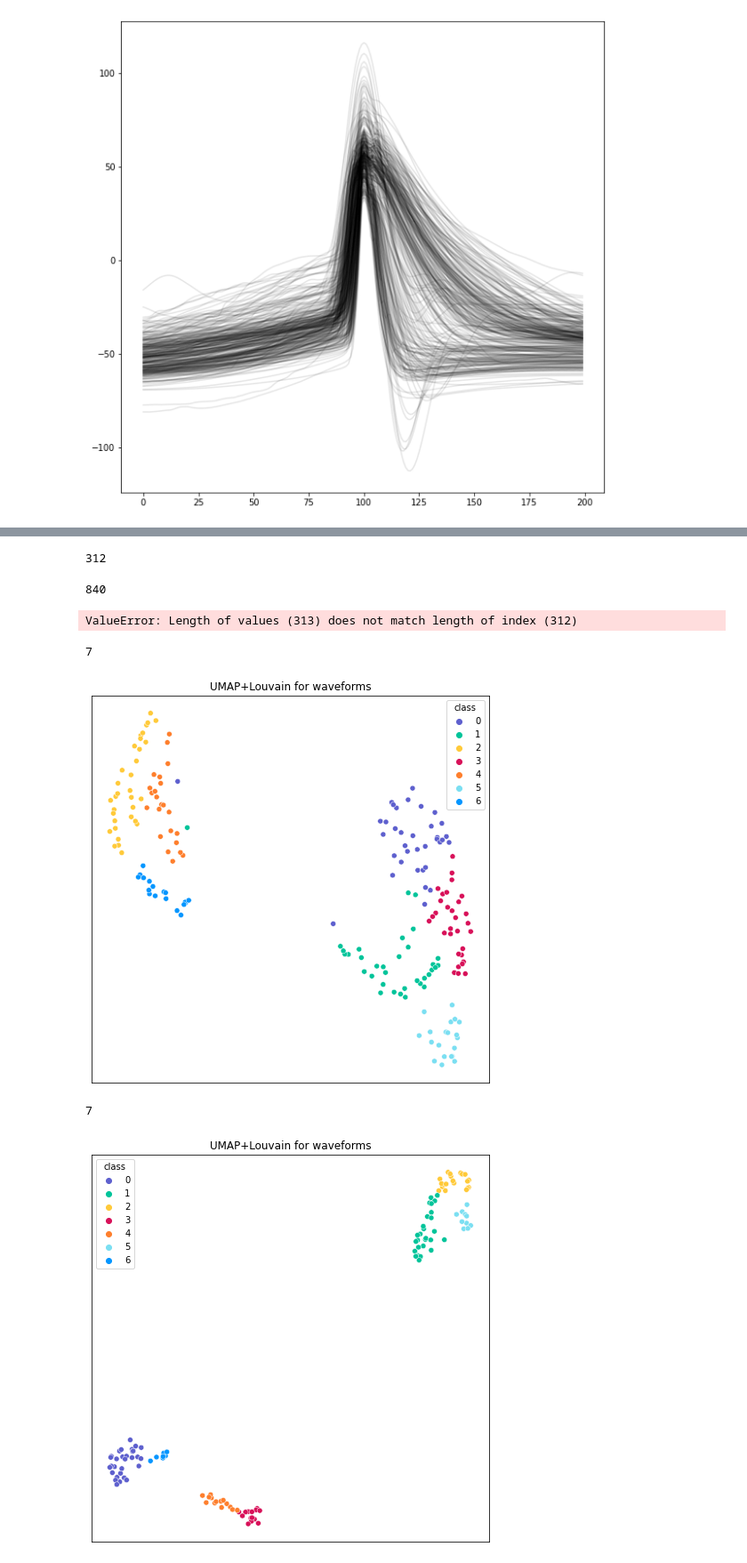
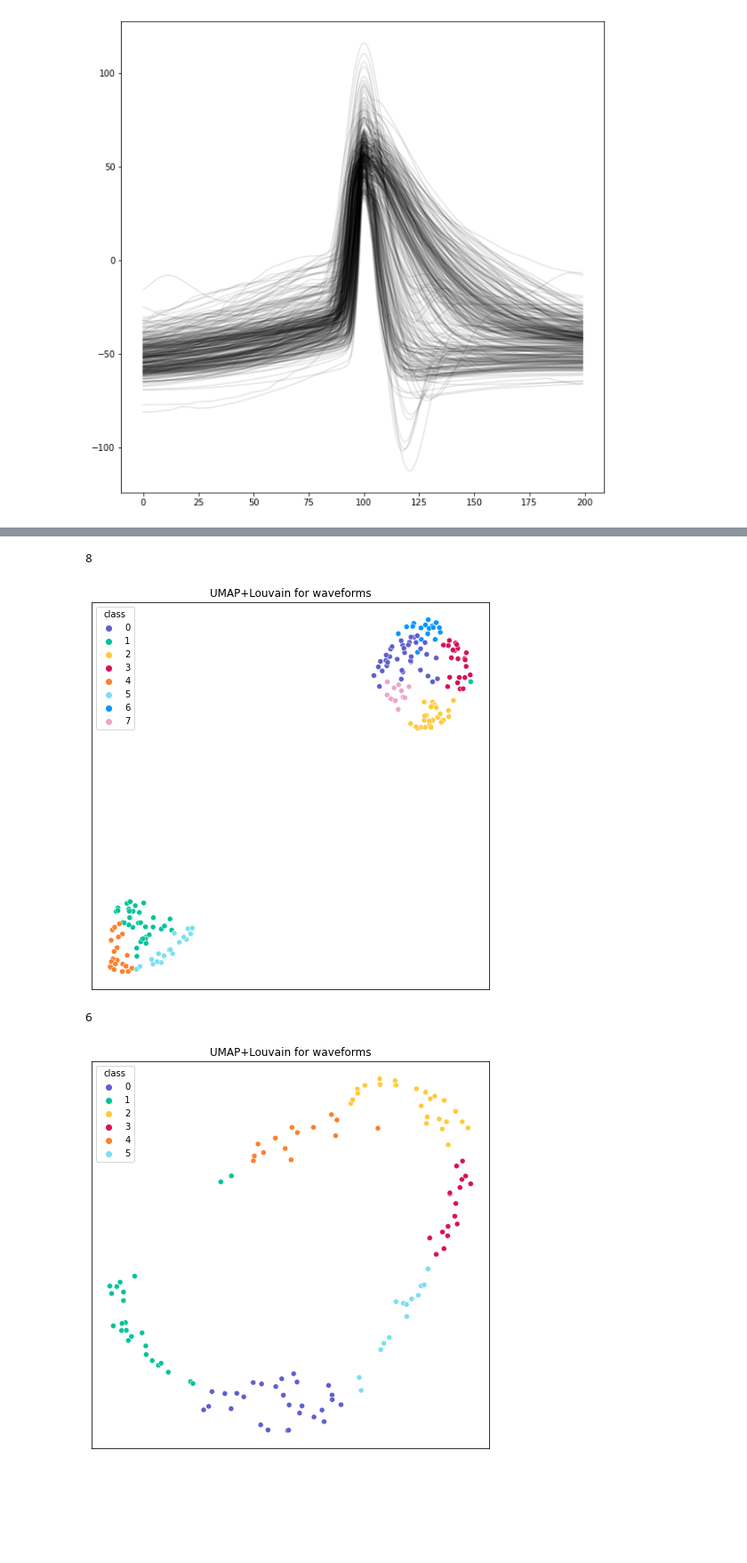
Before and after one commit to Nishant-codex/GIFFittingToolbox, a Jupyter notebook: src/examples/Clsutering_biophys_params.ipynb, the cells around one changed output, grey strips where cells are left out. Shown at 89% size. Saved outputs shown, nothing was run; the diff lists cells and outputs as text; code cells hidden in the pictures; blank space fills up the shorter version.

```diff
--- a/src/examples/Clsutering_biophys_params.ipynb
+++ b/src/examples/Clsutering_biophys_params.ipynb
@@ -163,7 +163,8 @@ discarded_exps = ['xuan_151118_E1',
 'NC_20717_E5' ,
 'NC_25717_E2',
 'payam_31019_E5',
-'payam_101019_E5']
+'payam_101019_E5',
+'NC_24717_E1']
 # %%
 # %matplotlib widget
 
@@ -428,43 +435,41 @@ lables_wave_inh,mapper,reducer = plot_UMAP_clusters_single(bio_phys_inh,
 # %%
 df_sta = pd.read_pickle('D:/CurrentClamp/all_stas_hidden_spikes_computed.pkl')
+df_sta.trial = df_sta.trial.apply(int)
+df_sta = df_sta[~df_sta.exp_name.isin(discarded_exps)]
 df_sta_acsf = df_sta[df_sta.cond.isin(['acsf','acsf_bic'])]
+
 df_sta_acsf = df_sta_acsf[df_sta_acsf.exp_name.isin(set(data_wave_FN_acsf.exp_name))]
-df_sta_acsf = df_sta_acsf[df_sta_acsf.trial=='0']
+df_sta_acsf = df_sta_acsf[df_sta_acsf.trial==0]
-# %% [output]
-312
-# %%
-len(df_sta)
-# %% [output]
-840
 # %%
 df_sta_acsf['labels_wave'] =labels_wave
 
-# df_sta_acsf_exc = df_sta_acsf[df_sta_acsf.labels_wave.isin([1,2,3,4,6])]
-# df_sta_acsf_inh = df_sta_acsf[df_sta_acsf.labels_wave.isin([0,5,7])]
+df_sta_acsf_exc = df_sta_acsf[df_sta_acsf.labels_wave.isin([1,2,3,4,6])]
+df_sta_acsf_inh = df_sta_acsf[df_sta_acsf.labels_wave.isin([0,5,7])]
-# %% [output]
-ValueError: Length of values (313) does not match length of index (312)
 # %%
 sta_exc = normalize(np.vstack(df_sta_acsf_exc['sta'].to_numpy()))
 lables_sta_exc,mapper,reducer = plot_UMAP_clusters_single(sta_exc,
                           20,
                           0.1,
                           random_state =30,
                           res_louvain = 1.,
                           c_list =CUSTOM_PAL_SORT_3,
                           title='UMAP+Louvain for waveforms'
                           )
 
 sta_inh = normalize(np.vstack(df_sta_acsf_inh['sta'].to_numpy()))
 lables_sta_inh,mapper,reducer = plot_UMAP_clusters_single(sta_inh,
                           20,
                           0.1,
                           random_state =30,
                           res_louvain = 1.,
                           c_list =CUSTOM_PAL_SORT_3,
                           title='UMAP+Louvain for waveforms'
                           )
+
+df_sta_acsf_exc['lables_sta'] =lables_sta_exc
+df_sta_acsf_inh['lables_sta'] =lables_sta_inh
 # %% [output]
-7
+8
-[figure, old version]
+[figure, new version]
-7
+6
-[figure, old version]
+[figure, new version]
```
Also changed, not shown: parts of 15 cells of this notebook.
